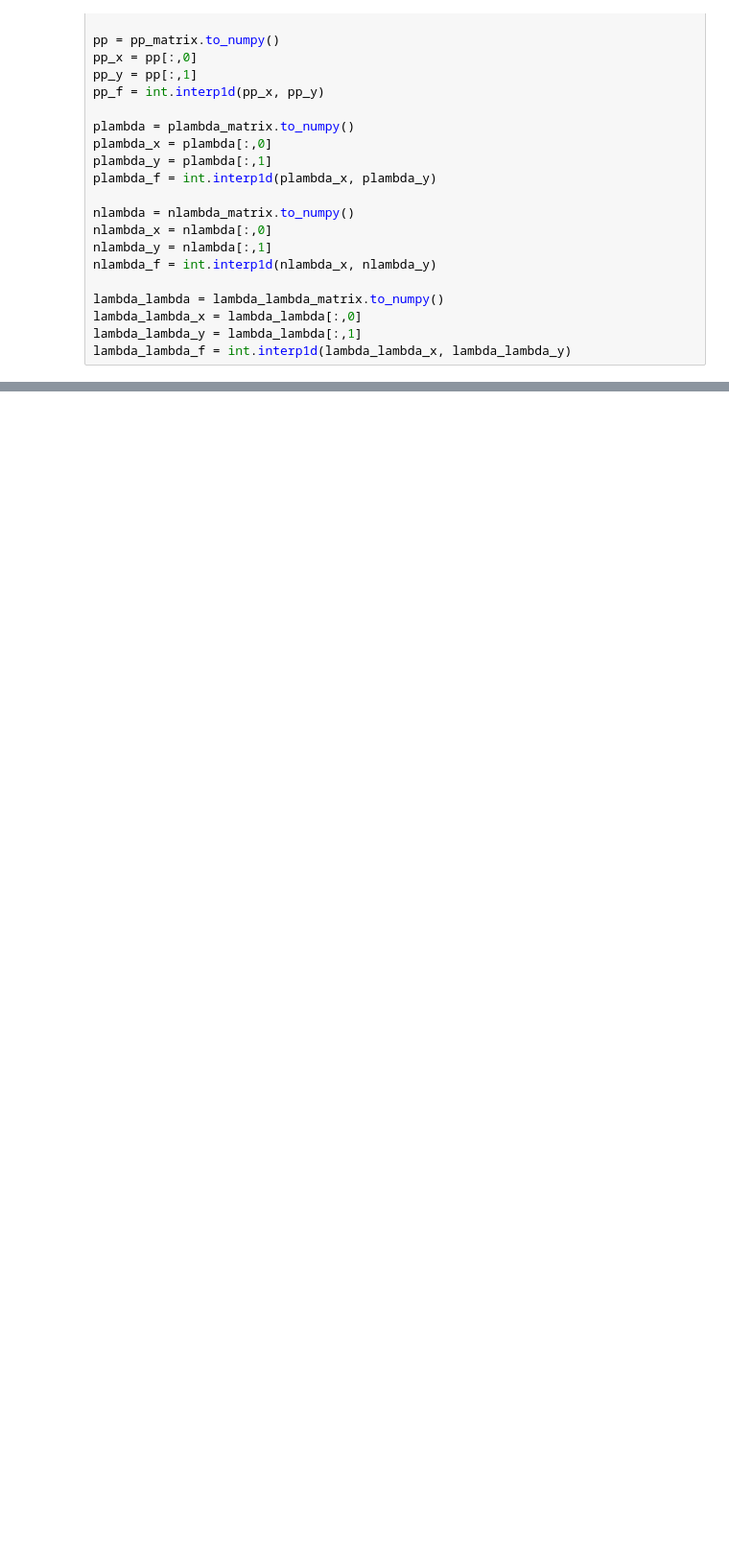
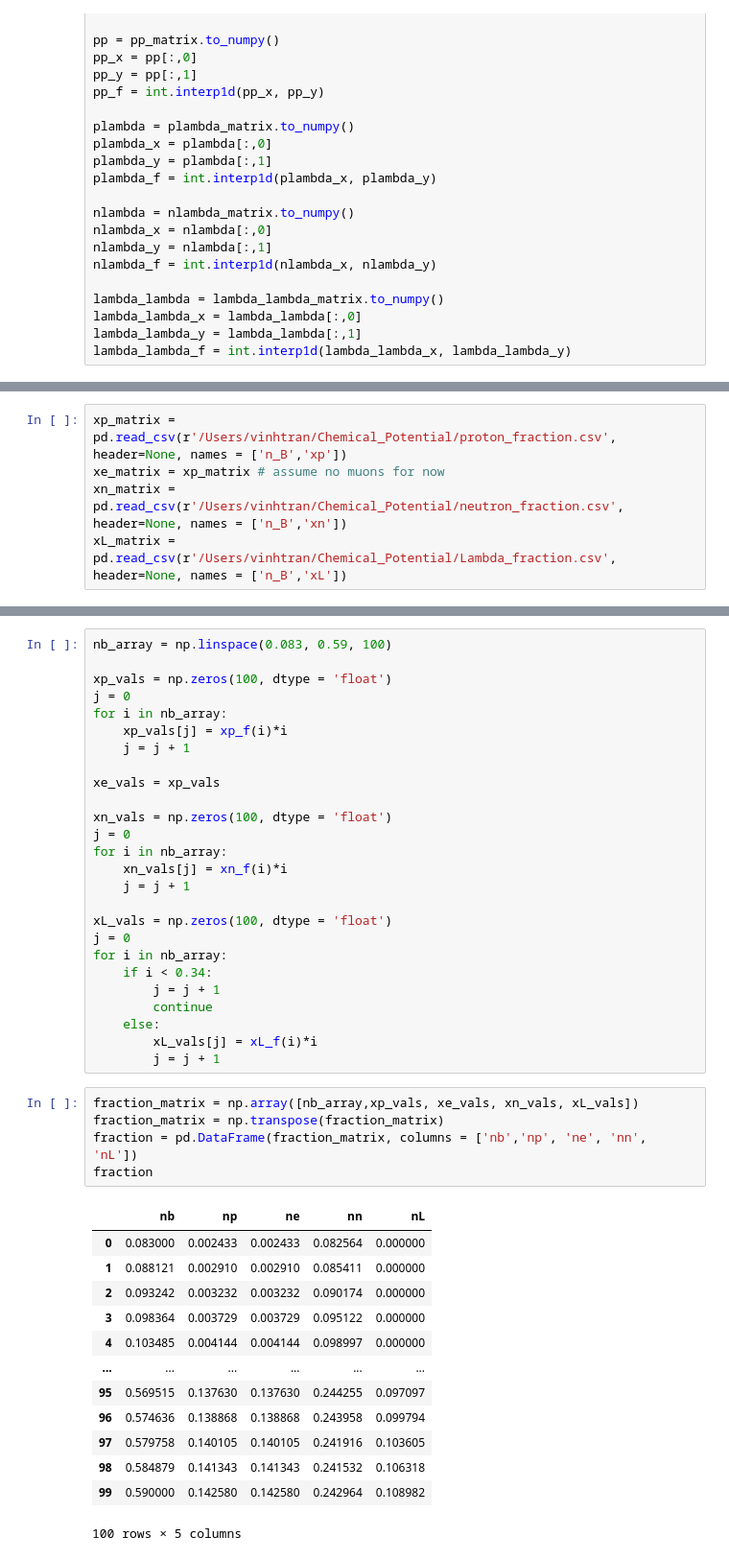
Before and after one commit to thevinhtran/chemical_potential, a Jupyter notebook: Chemical_Potential.ipynb, the cells around one changed output, grey strips where cells are left out. Shown: that part at 96% size. Cells and saved outputs as stored; diff of their text form; blank space fills up the shorter version.

```diff
--- a/Chemical_Potential.ipynb
+++ b/Chemical_Potential.ipynb
@@ -197,0 +246,5 @@ data
+# %%
+xp_matrix = pd.read_csv(r'/Users/vinhtran/Chemical_Potential/proton_fraction.csv', header=None, names = ['n_B','xp'])
+xe_matrix = xp_matrix # assume no muons for now
+xn_matrix = pd.read_csv(r'/Users/vinhtran/Chemical_Potential/neutron_fraction.csv', header=None, names = ['n_B','xn'])
+xL_matrix = pd.read_csv(r'/Users/vinhtran/Chemical_Potential/Lambda_fraction.csv', header=None, names = ['n_B','xL'])
@@ -197,0 +269,45 @@ data
+# %%
+nb_array = np.linspace(0.083, 0.59, 100)
+
+xp_vals = np.zeros(100, dtype = 'float')
+j = 0
+for i in nb_array:
+    xp_vals[j] = xp_f(i)*i
+    j = j + 1
+
+xe_vals = xp_vals
+
+xn_vals = np.zeros(100, dtype = 'float')
+j = 0
+for i in nb_array:
+    xn_vals[j] = xn_f(i)*i
+    j = j + 1
+
+xL_vals = np.zeros(100, dtype = 'float')
+j = 0
+for i in nb_array:
+    if i < 0.34:
+        j = j + 1
+        continue
+    else:
+        xL_vals[j] = xL_f(i)*i
+        j = j + 1
+# %%
+fraction_matrix = np.array([nb_array,xp_vals, xe_vals, xn_vals, xL_vals])
+fraction_matrix = np.transpose(fraction_matrix)
+fraction = pd.DataFrame(fraction_matrix, columns = ['nb','np', 'ne', 'nn', 'nL'])
+fraction
+# %% [output]
+|  | nb | np | ne | nn | nL |
+| 0 | 0.083000 | 0.002433 | 0.002433 | 0.082564 | 0.000000 |
+| 1 | 0.088121 | 0.002910 | 0.002910 | 0.085411 | 0.000000 |
+| 2 | 0.093242 | 0.003232 | 0.003232 | 0.090174 | 0.000000 |
+| 3 | 0.098364 | 0.003729 | 0.003729 | 0.095122 | 0.000000 |
+| 4 | 0.103485 | 0.004144 | 0.004144 | 0.098997 | 0.000000 |
+| ... | ... | ... | ... | ... | ... |
+| 95 | 0.569515 | 0.137630 | 0.137630 | 0.244255 | 0.097097 |
+| 96 | 0.574636 | 0.138868 | 0.138868 | 0.243958 | 0.099794 |
+| 97 | 0.579758 | 0.140105 | 0.140105 | 0.241916 | 0.103605 |
+| 98 | 0.584879 | 0.141343 | 0.141343 | 0.241532 | 0.106318 |
+| 99 | 0.590000 | 0.142580 | 0.142580 | 0.242964 | 0.108982 |
+100 rows × 5 columns
```
Also changed, not shown: parts of 16 cells of this notebook.
